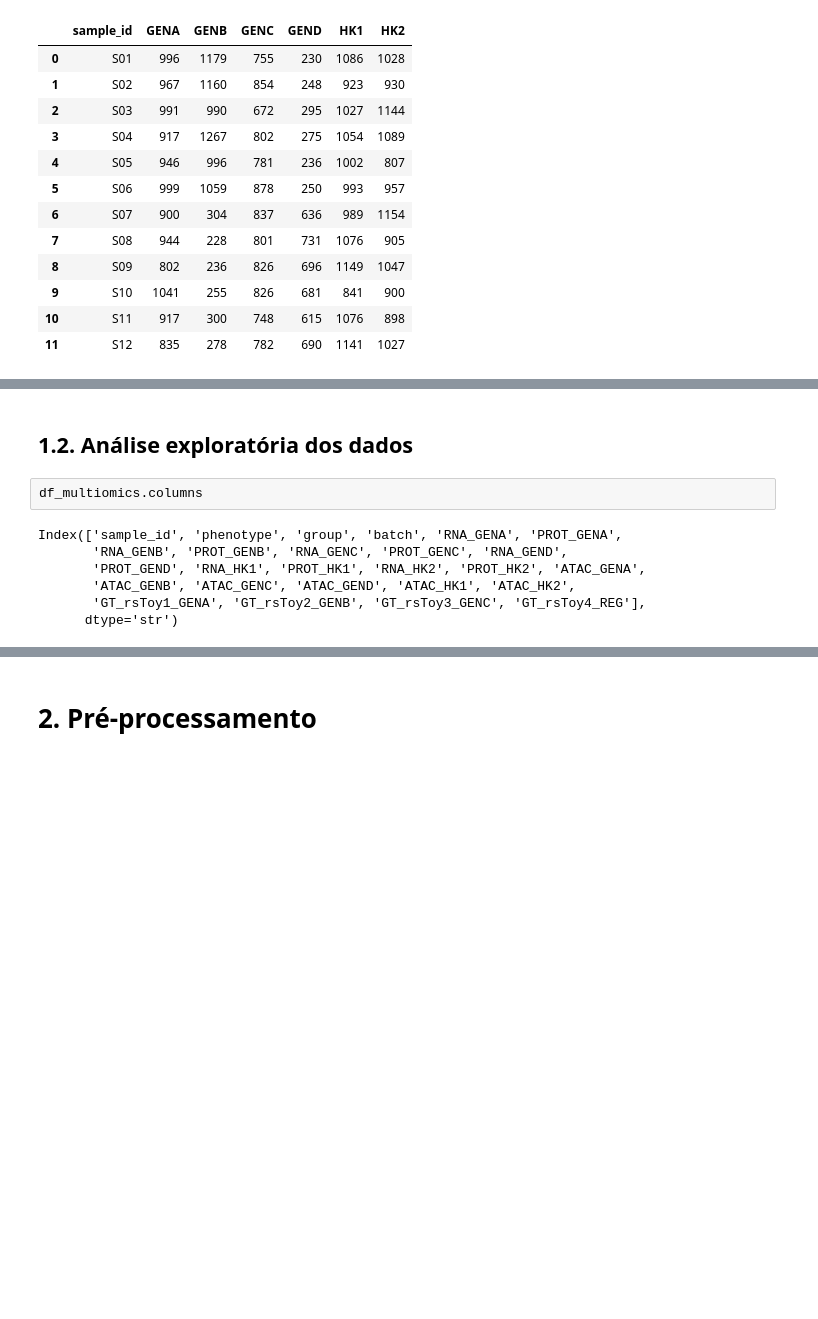
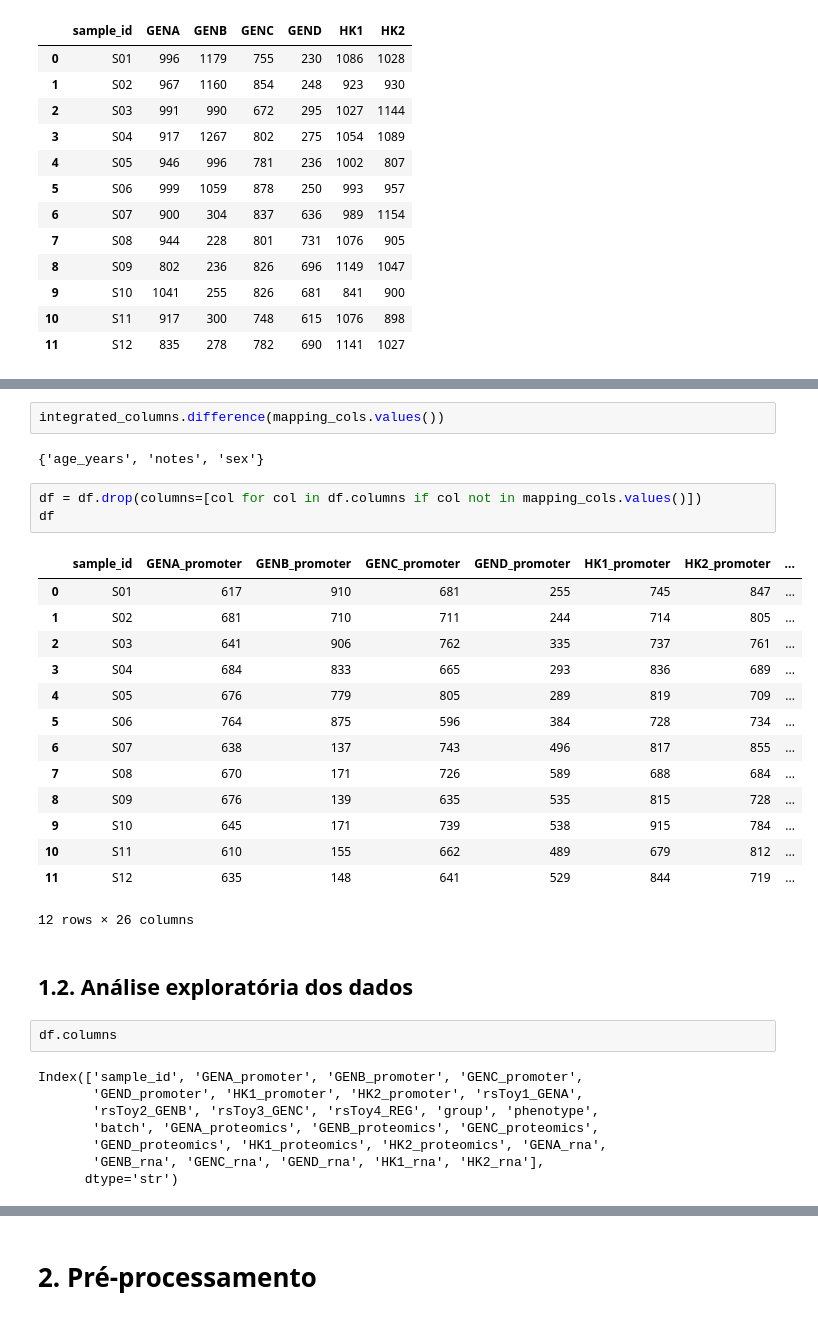
Before and after one commit to hellsdeur/multiomic, a Jupyter notebook: main.ipynb, the cells around one changed output, grey strips where cells are left out. Saved outputs shown, nothing was run; the diff lists cells and outputs as text; blank space fills up the shorter version.

```diff
--- a/main.ipynb
+++ b/main.ipynb
@@ -142,11 +214,34 @@ df_rna
+# %%
+integrated_columns.difference(mapping_cols.values())
+# %% [output]
+{'age_years', 'notes', 'sex'}
+# %%
+df = df.drop(columns=[col for col in df.columns if col not in mapping_cols.values()])
+df
+# %% [output]
+|  | sample_id | GENA_promoter | GENB_promoter | GENC_promoter | GEND_promoter | HK1_promoter | HK2_promoter | ... |
+| 0 | S01 | 617 | 910 | 681 | 255 | 745 | 847 | ... |
+| 1 | S02 | 681 | 710 | 711 | 244 | 714 | 805 | ... |
+| 2 | S03 | 641 | 906 | 762 | 335 | 737 | 761 | ... |
+| 3 | S04 | 684 | 833 | 665 | 293 | 836 | 689 | ... |
+| 4 | S05 | 676 | 779 | 805 | 289 | 819 | 709 | ... |
+| 5 | S06 | 764 | 875 | 596 | 384 | 728 | 734 | ... |
+| 6 | S07 | 638 | 137 | 743 | 496 | 817 | 855 | ... |
+| 7 | S08 | 670 | 171 | 726 | 589 | 688 | 684 | ... |
+| 8 | S09 | 676 | 139 | 635 | 535 | 815 | 728 | ... |
+| 9 | S10 | 645 | 171 | 739 | 538 | 915 | 784 | ... |
+| 10 | S11 | 610 | 155 | 662 | 489 | 679 | 812 | ... |
+| 11 | S12 | 635 | 148 | 641 | 529 | 844 | 719 | ... |
+12 rows × 26 columns
 # %% [markdown]
 ## 1.2. Análise exploratória dos dados
 # %%
-df_multiomics.columns
+df.columns
 # %% [output]
-Index(['sample_id', 'phenotype', 'group', 'batch', 'RNA_GENA', 'PROT_GENA',
-       'RNA_GENB', 'PROT_GENB', 'RNA_GENC', 'PROT_GENC', 'RNA_GEND',
-       'PROT_GEND', 'RNA_HK1', 'PROT_HK1', 'RNA_HK2', 'PROT_HK2', 'ATAC_GENA',
-       'ATAC_GENB', 'ATAC_GENC', 'ATAC_GEND', 'ATAC_HK1', 'ATAC_HK2',
-       'GT_rsToy1_GENA', 'GT_rsToy2_GENB', 'GT_rsToy3_GENC', 'GT_rsToy4_REG'],
+Index(['sample_id', 'GENA_promoter', 'GENB_promoter', 'GENC_promoter',
+       'GEND_promoter', 'HK1_promoter', 'HK2_promoter', 'rsToy1_GENA',
+       'rsToy2_GENB', 'rsToy3_GENC', 'rsToy4_REG', 'group', 'phenotype',
+       'batch', 'GENA_proteomics', 'GENB_proteomics', 'GENC_proteomics',
+       'GEND_proteomics', 'HK1_proteomics', 'HK2_proteomics', 'GENA_rna',
+       'GENB_rna', 'GENC_rna', 'GEND_rna', 'HK1_rna', 'HK2_rna'],
       dtype='str')
```
Also changed, not shown: parts of 15 cells of this notebook.
